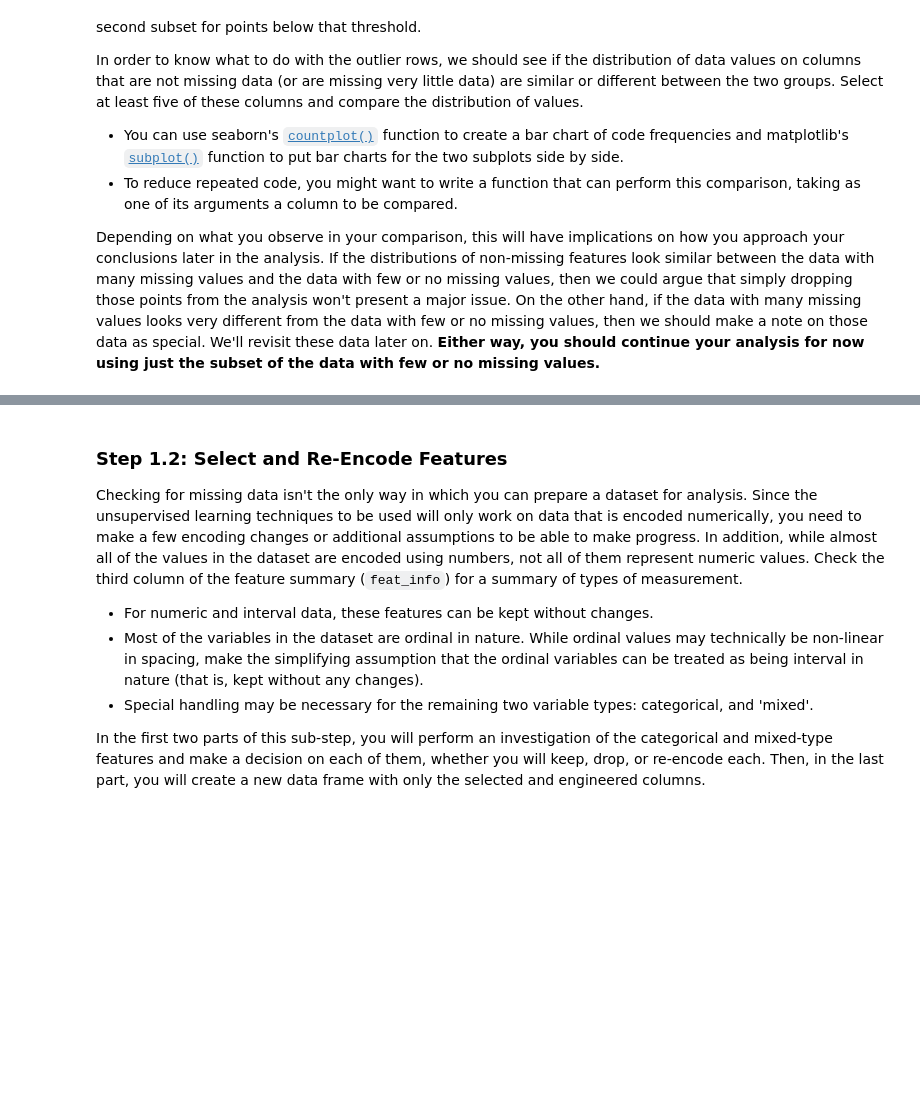
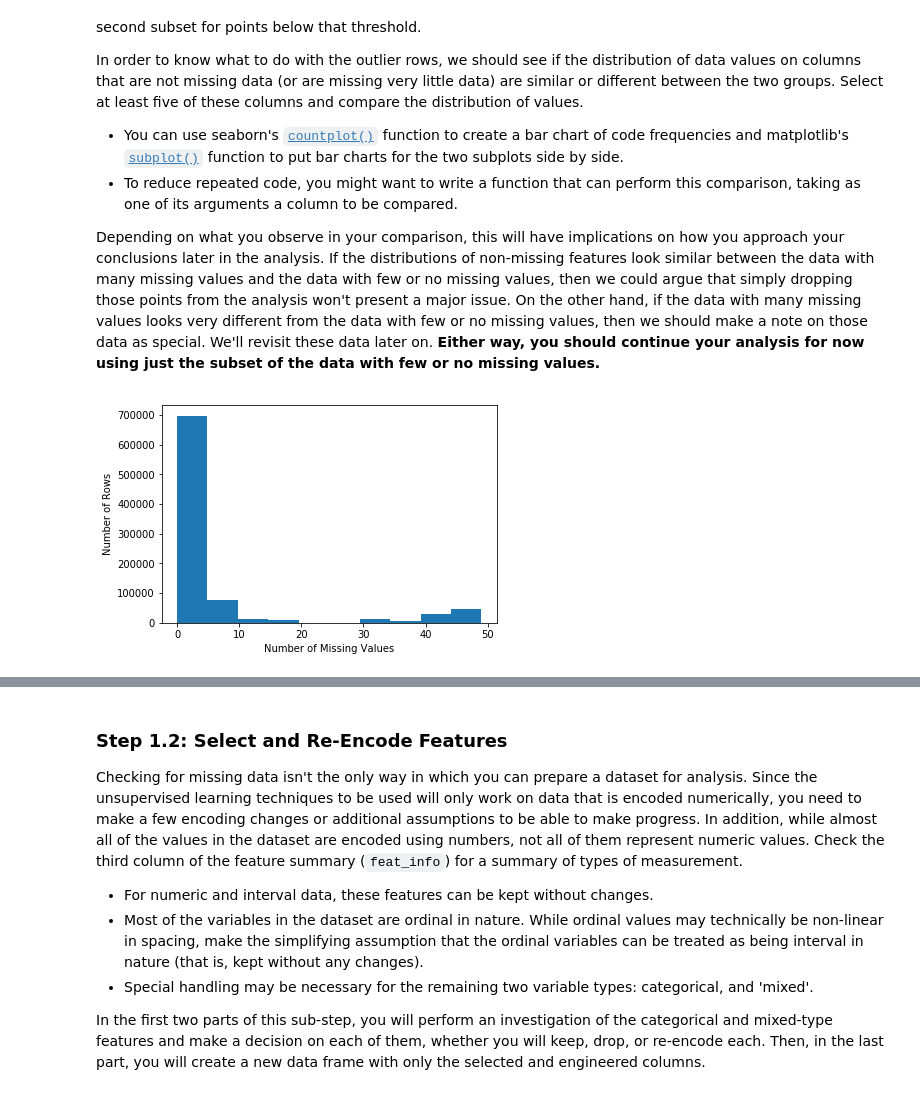
Before and after one commit to AhmedAlsudairi/Identify-Customer-Segments, a Jupyter notebook: Identify_Customer_Segments.ipynb, the cells around one changed output, grey strips where cells are left out. Saved outputs shown, nothing was run; the diff lists cells and outputs as text; code cells hidden in the pictures; blank space fills up the shorter version.

```diff
--- a/Identify_Customer_Segments.ipynb
+++ b/Identify_Customer_Segments.ipynb
@@ -196,3 +204,5 @@ Number of outlier columns:  6
+# %%
+azdias.drop(outliers.index, axis=1, inplace=True)
 # %% [markdown]
 #### Discussion 1.1.2: Assess Missing Data in Each Column
 
@@ -209,3 +221,11 @@ In order to know what to do with the outlier rows, we should see if the distribu
 Depending on what you observe in your comparison, this will have implications on how you approach your conclusions later in the analysis. If the distributions of non-missing features look similar between the data with many missing values and the data with few or no missing values, then we could argue that simply dropping those points from the analysis won't present a major issue. On the other hand, if the data with many missing values looks very different from the data with few or no missing values, then we should make a note on those data as special. We'll revisit these data later on. **Either way, you should continue your analysis for now using just the subset of the data with few or no missing values.**
 # %%
 # How much data is missing in each row of the dataset?
+missing_row = azdias.isnull().sum(axis=1)
+
+plt.hist(missing_row)
+plt.xlabel('Number of Missing Values')
+plt.ylabel('Number of Rows')
+plt.show()
+# %% [output]
+[figure, added]
```
Also changed, not shown: parts of 12 cells of this notebook.
